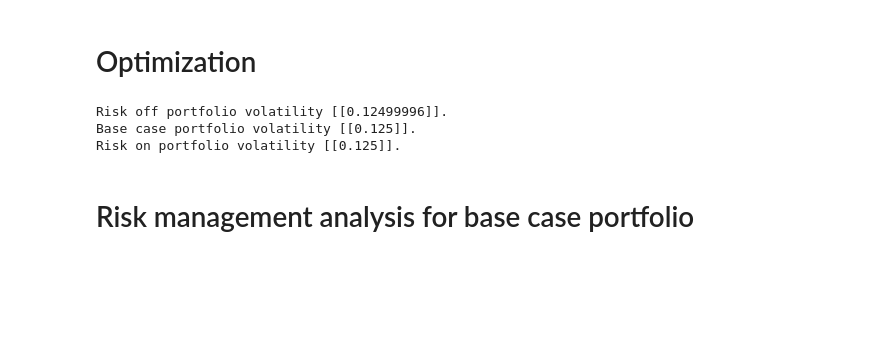
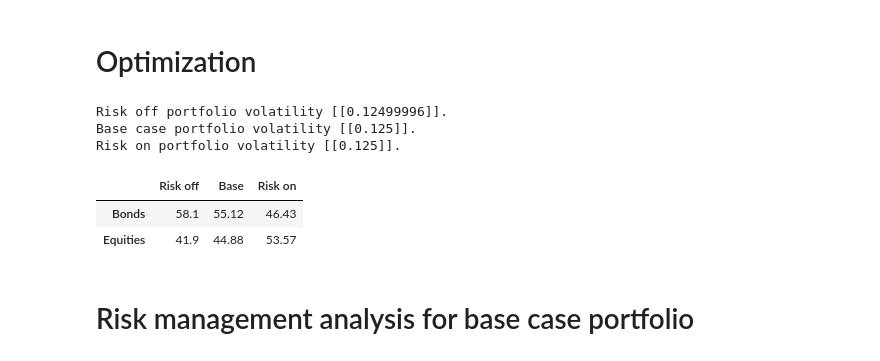
Before and after one commit to radusbriciu/pcrm-book, a Jupyter notebook: code/chapter1/chapter1_3.ipynb, the cells around one changed output. Cells and saved outputs as stored; diff of their text form; code cells hidden in the pictures; blank space fills up the shorter version.

```diff
--- a/code/chapter1/chapter1_3.ipynb
+++ b/code/chapter1/chapter1_3.ipynb
@@ -78,9 +78,14 @@ Risk on portfolio volatility [[0.125]].
 # %%
 # Results Table 1.1
 results = pd.DataFrame(
     np.round(100 * np.hstack((e_off, e, e_on)), 2),
     index=['Bonds', 'Equities'],
     columns=['Risk off', 'Base', 'Risk on'])
+display(results)
+# %% [output]
+|  | Risk off | Base | Risk on |
+| Bonds | 58.1 | 55.12 | 46.43 |
+| Equities | 41.9 | 44.88 | 53.57 |
 # %% [markdown]
 # Risk management analysis for base case portfolio
 # %%
```
Also changed, not shown: parts of 2 cells of this notebook, 2 other files.
